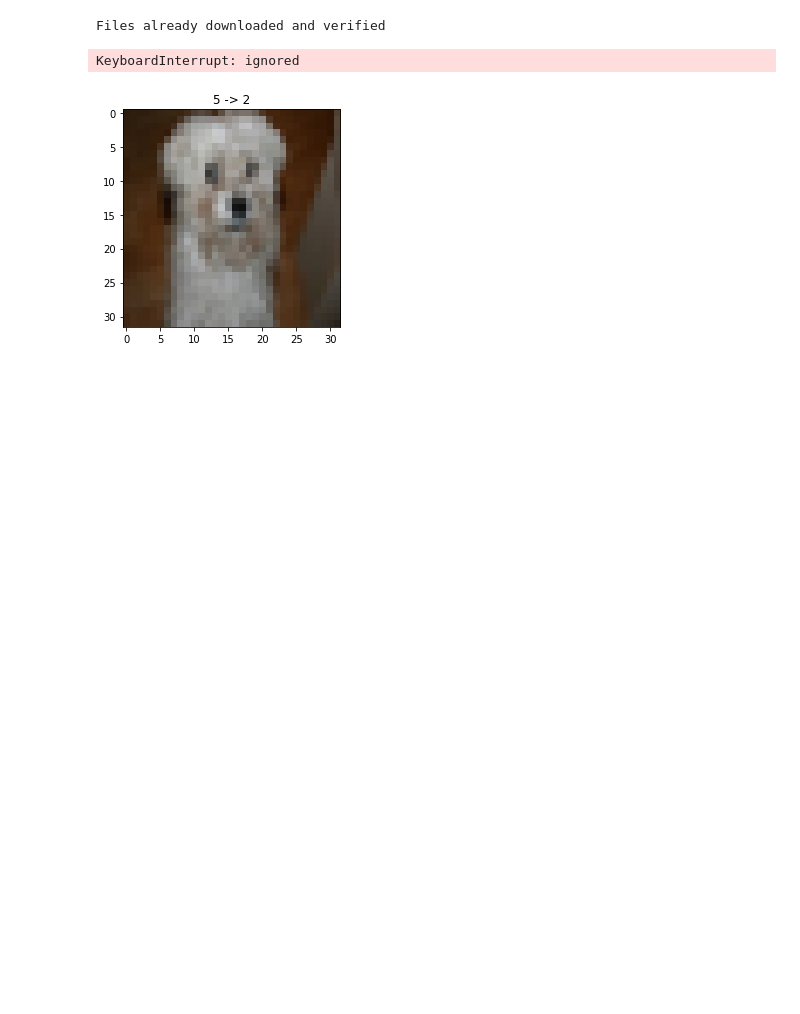
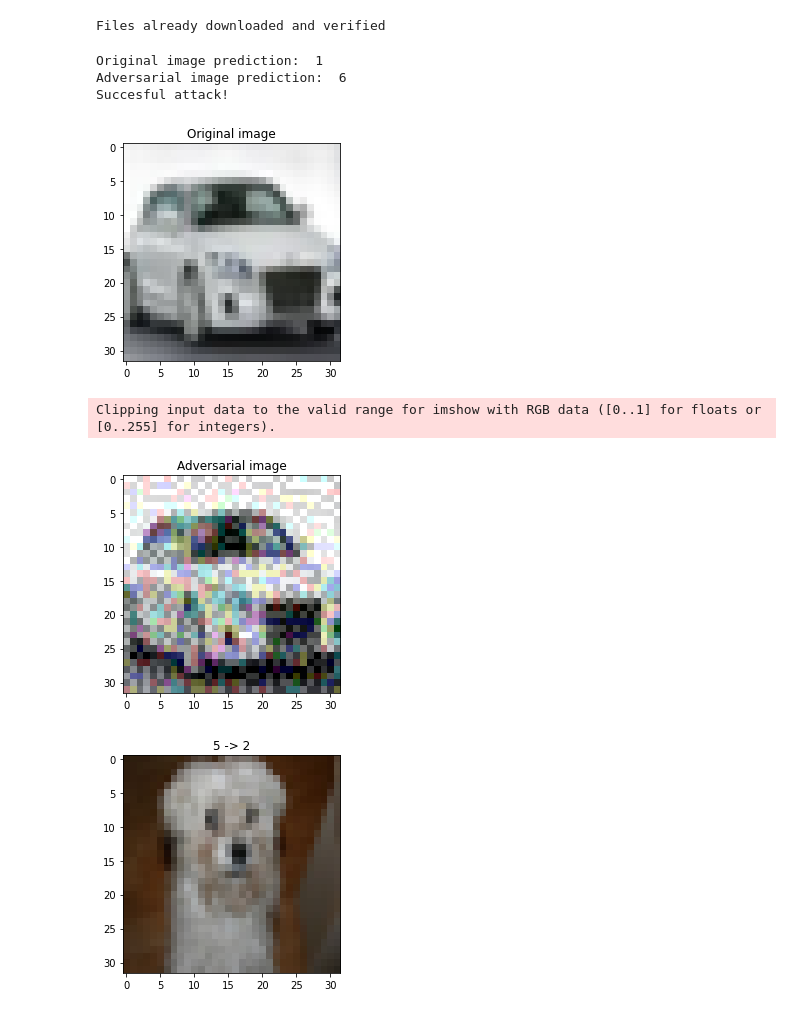
Before and after one commit to pabloac31/TFG, a Jupyter notebook: adversarial_attacks.ipynb, the cells around one changed output. Drawn from its saved outputs; the diff is of its cells as text; code cells hidden in the pictures; blank space fills up the shorter version.

```diff
--- a/adversarial_attacks.ipynb
+++ b/adversarial_attacks.ipynb
@@ -49,5 +120,12 @@ Files already downloaded and verified
+# %%
+test_fgsm('./img1.png', 0.56)
+# %% [output]
+Original image prediction:  1
+Adversarial image prediction:  6
+Succesful attack!
+[figure, added]
+Clipping input data to the valid range for imshow with RGB data ([0..1] for floats or [0..255] for integers).
+[figure, added]
 # %%
-acc, adv_examples = test_fgsm(iv3, device, adv_loader, 0.007, iters=100)
+acc, adv_examples = test_fgsm(iv3, device, adv_loader, 0.007, iters=1)
-# %% [output]
-KeyboardInterrupt: ignored
 # %%
```
Also changed, not shown: parts of 7 cells of this notebook.
